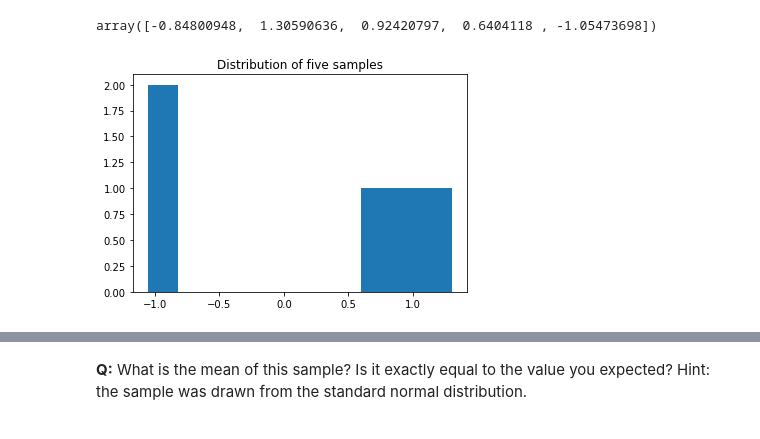
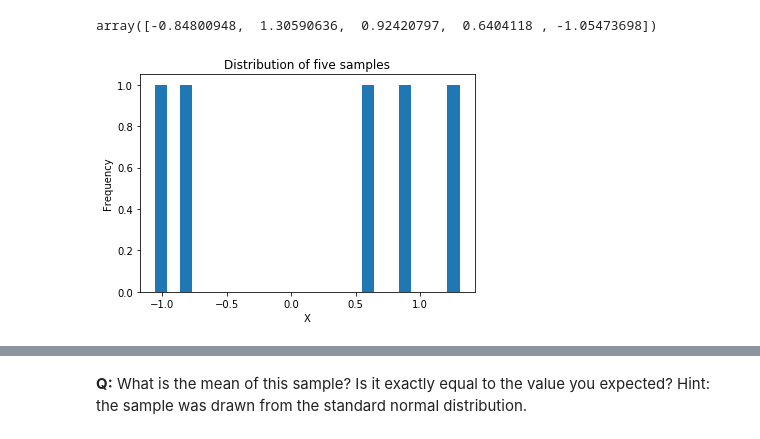
Before and after one commit to monikakrajnc/Springboard, a Jupyter notebook: frequentist_statistics /inferential_statistics_1a.ipynb, the cells around one changed output, grey strips where cells are left out. Cells and saved outputs as stored; diff of their text form; code cells hidden in the pictures.

```diff
--- a/frequentist_statistics /inferential_statistics_1a.ipynb
+++ b/frequentist_statistics /inferential_statistics_1a.ipynb
@@ -81,10 +81,10 @@ random_var2
 # %% [output]
 array([-0.84800948,  1.30590636,  0.92420797,  0.6404118 , -1.05473698])
 # %%
-_ = plt.hist(random_var)
-#_ = plt.xlabel('height (cm)')
-#_ = plt.ylabel('number of people')
+_ = plt.hist(random_var, bins=25)
+_ = plt.xlabel('X')
+_ = plt.ylabel('Frequency')
 _ = plt.title('Distribution of five samples')
 plt.show()
 # %% [output]
-[figure, old version]
+[figure, new version]
```
Also changed, not shown: parts of 22 cells of this notebook.
